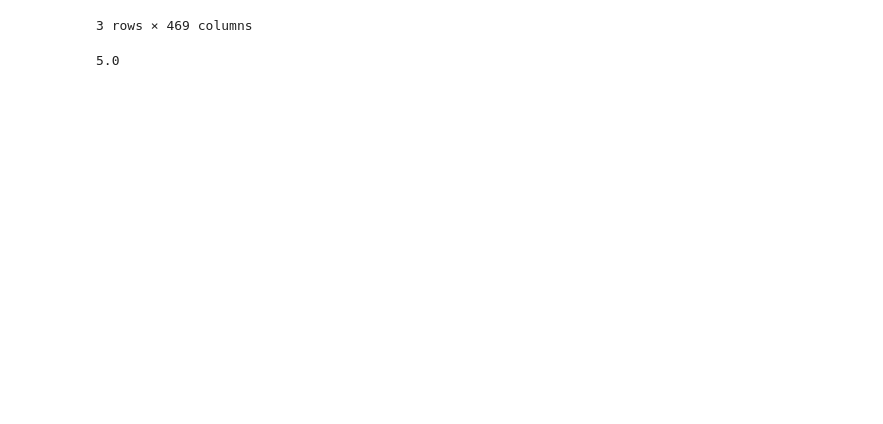
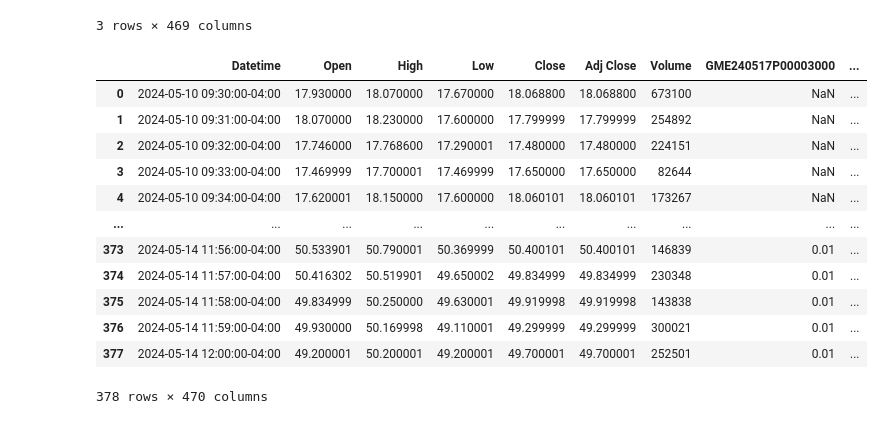
Before and after one commit to dpmaloney/gapping-up, a Jupyter notebook: gap-up.ipynb, the cells around one changed output. Cells and saved outputs as stored; diff of their text form; code cells hidden in the pictures; blank space fills up the shorter version.

```diff
--- a/gap-up.ipynb
+++ b/gap-up.ipynb
@@ -112,11 +110,13 @@ gme_puts
 | 1056 | 2024-05-14 15:59:00-04:00 | 0.01 | 0.01 | 0.01 | 0.01 | ... |
 1057 rows × 462 columns
 # %%
+import numpy as np
 merged_data = pd.merge(gme_price, gme_puts, on='Datetime', how='inner')
 merged_data['Datetime'] = pd.to_datetime(merged_data['Datetime'])
 merged_data.sort_values(by='Datetime', ascending=True, inplace=True)
 merged_data['last_close'] = merged_data['Adj Close'].shift(1)
-merged_data['change'] = merged_data['Open'] - merged_data['last_close']
+merged_data['log returns'] = np.log(merged_data['Adj Close']) - np.log(merged_data['last_close'])
+merged_data['yesterday_close'] = merged_data['Adj Close'].shift(1)
 merged_data
 # %% [output]
 |  | Datetime | Open | High | Low | Close | Adj Close | Volume | GME240517P00003000 | ... |
@@ -144,4 +153,20 @@ merged_data.set_index('Datetime').between_time('9:30', '9:30')
 # %%
 opening_hour = merged_data.set_index('Datetime').between_time('9:30', '12:00')
 opening_hour.reset_index(inplace=True)
+# %%
+opening_hour
+# %% [output]
+|  | Datetime | Open | High | Low | Close | Adj Close | Volume | GME240517P00003000 | ... |
+| 0 | 2024-05-10 09:30:00-04:00 | 17.930000 | 18.070000 | 17.670000 | 18.068800 | 18.068800 | 673100 | NaN | ... |
+| 1 | 2024-05-10 09:31:00-04:00 | 18.070000 | 18.230000 | 17.600000 | 17.799999 | 17.799999 | 254892 | NaN | ... |
+| 2 | 2024-05-10 09:32:00-04:00 | 17.746000 | 17.768600 | 17.290001 | 17.480000 | 17.480000 | 224151 | NaN | ... |
+| 3 | 2024-05-10 09:33:00-04:00 | 17.469999 | 17.700001 | 17.469999 | 17.650000 | 17.650000 | 82644 | NaN | ... |
+| 4 | 2024-05-10 09:34:00-04:00 | 17.620001 | 18.150000 | 17.600000 | 18.060101 | 18.060101 | 173267 | NaN | ... |
+| ... | ... | ... | ... | ... | ... | ... | ... | ... | ... |
+| 373 | 2024-05-14 11:56:00-04:00 | 50.533901 | 50.790001 | 50.369999 | 50.400101 | 50.400101 | 146839 | 0.01 | ... |
+| 374 | 2024-05-14 11:57:00-04:00 | 50.416302 | 50.519901 | 49.650002 | 49.834999 | 49.834999 | 230348 | 0.01 | ... |
+| 375 | 2024-05-14 11:58:00-04:00 | 49.834999 | 50.250000 | 49.630001 | 49.919998 | 49.919998 | 143838 | 0.01 | ... |
+| 376 | 2024-05-14 11:59:00-04:00 | 49.930000 | 50.169998 | 49.110001 | 49.299999 | 49.299999 | 300021 | 0.01 | ... |
+| 377 | 2024-05-14 12:00:00-04:00 | 49.200001 | 50.200001 | 49.200001 | 49.700001 | 49.700001 | 252501 | 0.01 | ... |
+378 rows × 470 columns
 # %%
@@ -162,4 +186,0 @@ relaxed_selected_puts = ['GME240719P00010000']
-# %%
-5000/1000
-# %% [output]
-5.0
```
Also changed, not shown: parts of 9 cells of this notebook.
